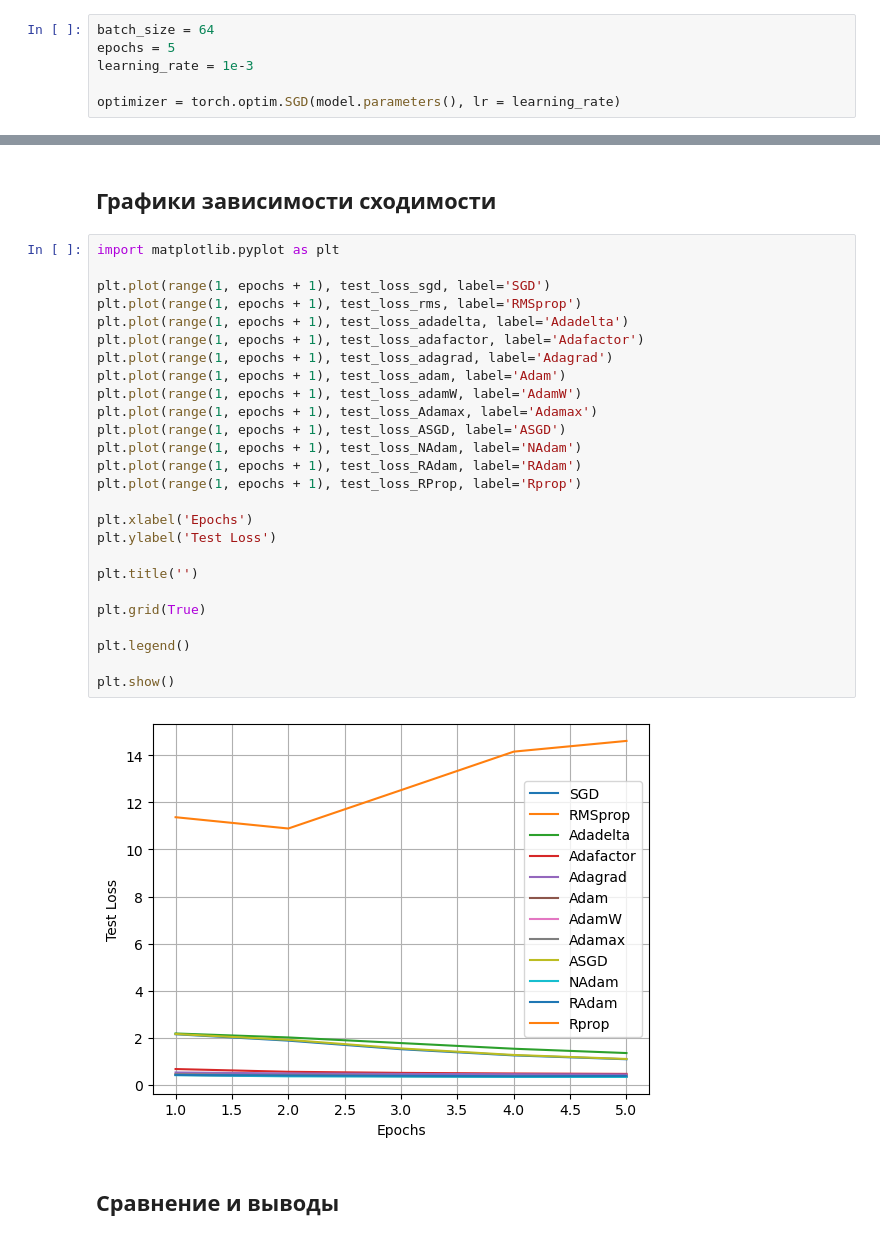
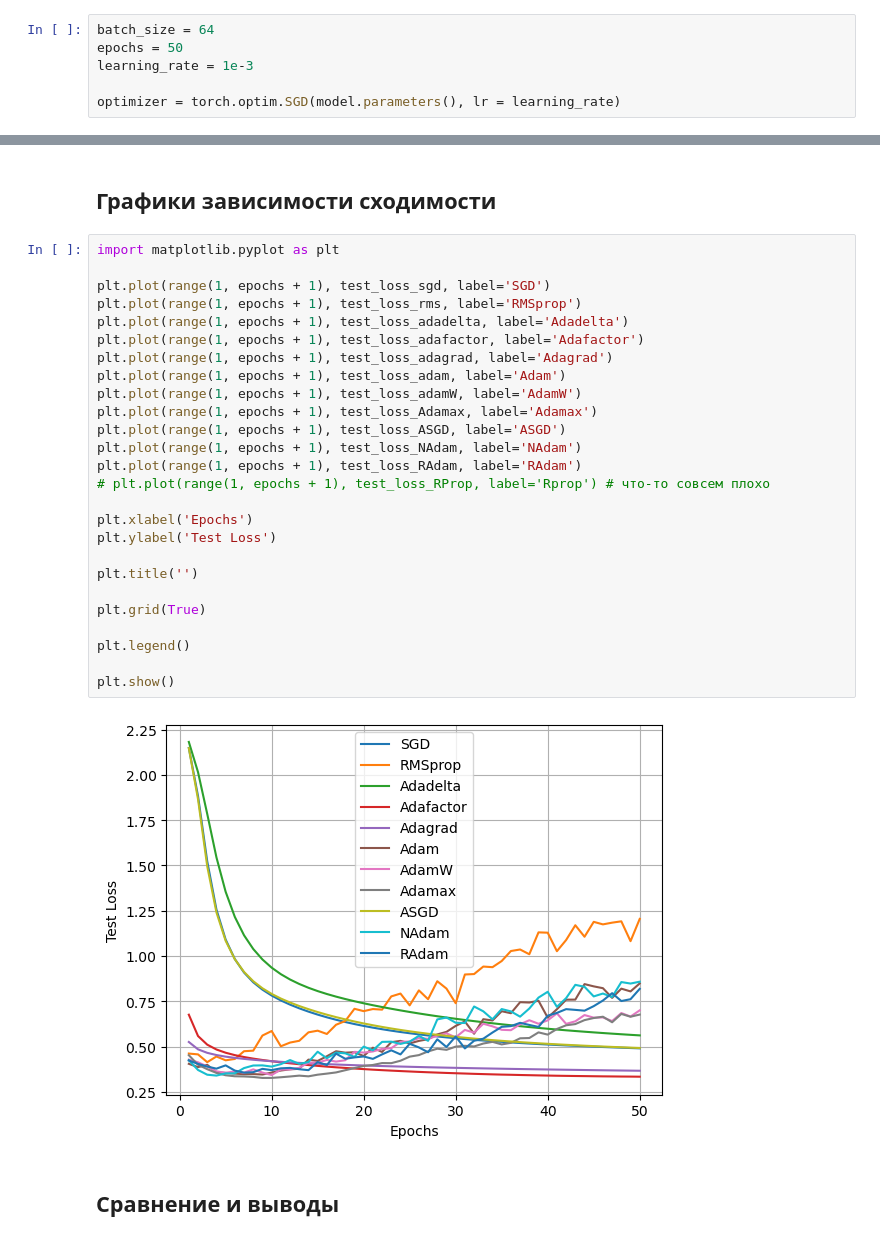
Before and after one commit to noitcelfer7/AIM_practice, a Jupyter notebook: HT4/AIM_pracitce_4.ipynb, the cells around one changed output, grey strips where cells are left out. Saved outputs shown, nothing was run; the diff lists cells and outputs as text.

```diff
--- a/HT4/AIM_pracitce_4.ipynb
+++ b/HT4/AIM_pracitce_4.ipynb
@@ -131,7 +115,7 @@ def run_training(epochs, train_dataloader, model, loss_function, optimizer):
     return test_loss
 # %%
 batch_size = 64
-epochs = 5
+epochs = 50
 learning_rate = 1e-3
 
 optimizer = torch.optim.SGD(model.parameters(), lr = learning_rate)
@@ -424,31 +436,31 @@ Done!
 # %%
 import matplotlib.pyplot as plt
 
 plt.plot(range(1, epochs + 1), test_loss_sgd, label='SGD')
 plt.plot(range(1, epochs + 1), test_loss_rms, label='RMSprop')
 plt.plot(range(1, epochs + 1), test_loss_adadelta, label='Adadelta')
 plt.plot(range(1, epochs + 1), test_loss_adafactor, label='Adafactor')
 plt.plot(range(1, epochs + 1), test_loss_adagrad, label='Adagrad')
 plt.plot(range(1, epochs + 1), test_loss_adam, label='Adam')
 plt.plot(range(1, epochs + 1), test_loss_adamW, label='AdamW')
 plt.plot(range(1, epochs + 1), test_loss_Adamax, label='Adamax')
 plt.plot(range(1, epochs + 1), test_loss_ASGD, label='ASGD')
 plt.plot(range(1, epochs + 1), test_loss_NAdam, label='NAdam')
 plt.plot(range(1, epochs + 1), test_loss_RAdam, label='RAdam')
-plt.plot(range(1, epochs + 1), test_loss_RProp, label='Rprop')
+# plt.plot(range(1, epochs + 1), test_loss_RProp, label='Rprop') # что-то совсем плохо
 
 plt.xlabel('Epochs')
 plt.ylabel('Test Loss')
 
 plt.title('')
 
 plt.grid(True)
 
 plt.legend()
 
 plt.show()
 # %% [output]
-[figure, old version]
+[figure, new version]
 # %% [markdown]
 ## Сравнение и выводы
 # %%
```
Also changed, not shown: parts of 13 cells of this notebook.
